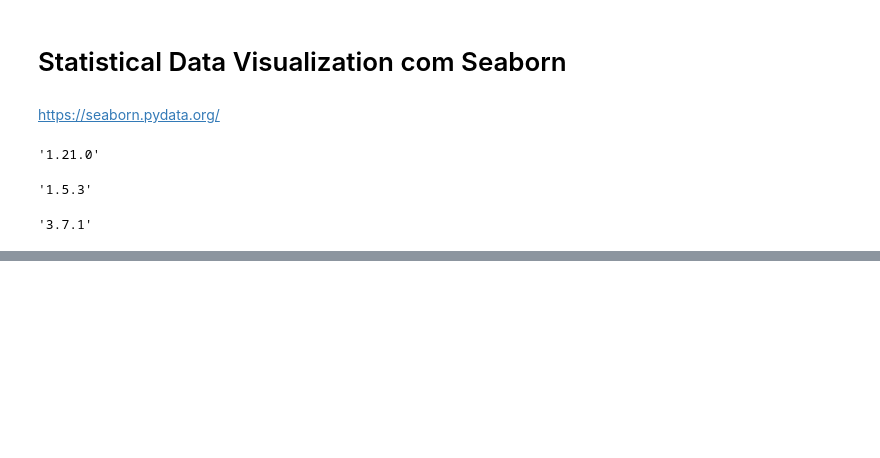
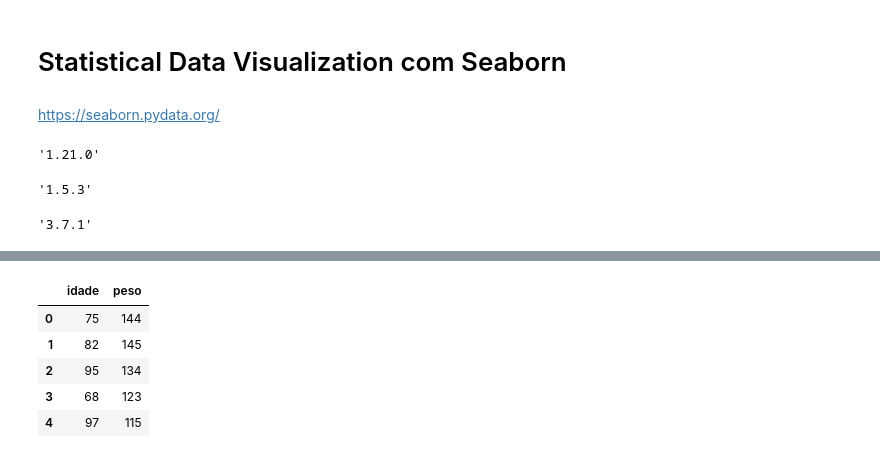
Before and after one commit to GChandrone/PythonDSA, a Jupyter notebook: Cap11/DSA-Python-Cap11-Seaborn.ipynb, the cells around one changed output, grey strips where cells are left out. Cells and saved outputs as stored; diff of their text form; code cells hidden in the pictures; blank space fills up the shorter version.

```diff
--- a/Cap11/DSA-Python-Cap11-Seaborn.ipynb
+++ b/Cap11/DSA-Python-Cap11-Seaborn.ipynb
@@ -36,0 +74,9 @@ import seaborn as
+# %%
+df.head()
+# %% [output]
+|  | idade | peso |
+| 0 | 75 | 144 |
+| 1 | 82 | 145 |
+| 2 | 95 | 134 |
+| 3 | 68 | 123 |
+| 4 | 97 | 115 |
```
Also changed, not shown: parts of 9 cells of this notebook.
